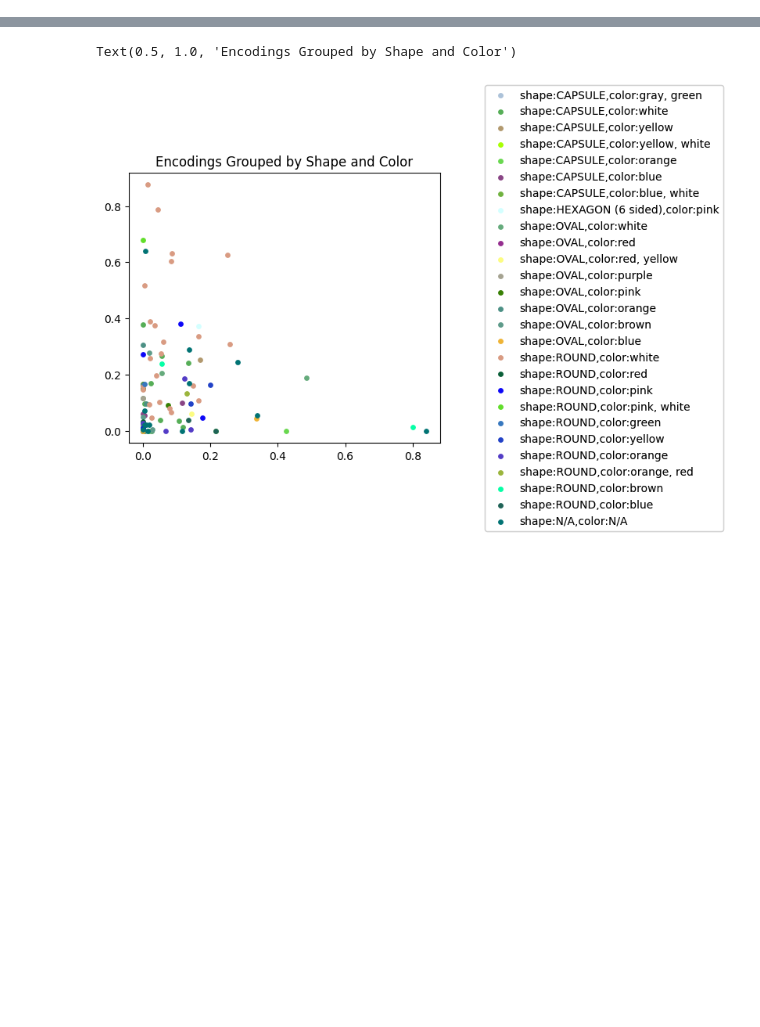
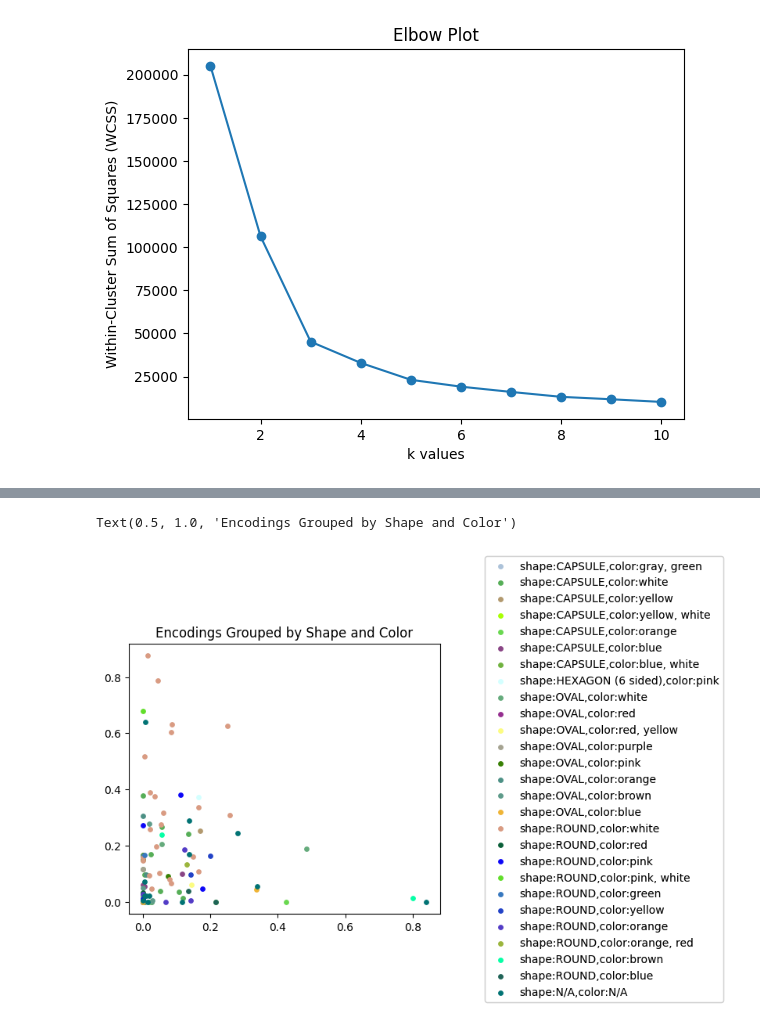
Before and after one commit to amandamarg/PillRecognition, a Jupyter notebook: k_means_clustering.ipynb, the cells around one changed output, grey strips where cells are left out. Drawn from its saved outputs; the diff is of its cells as text; code cells hidden in the pictures; blank space fills up the shorter version.

```diff
--- a/k_means_clustering.ipynb
+++ b/k_means_clustering.ipynb
@@ -108,0 +124,9 @@ rand_sample["encoding"] = encodeImages(rand_sample["image_path"], model).tolist(
+# %%
+model.eval()
+encodings = []
+batch_num = 0
+for x,y in dl:
+    print("Batch " + str(batch_num))
+    with torch.no_grad():
+        encodings.extend(model(x))
+    batch_num += 1
@@ -108,0 +154,29 @@ rand_sample["encoding"] = encodeImages(rand_sample["image_path"], model).tolist(
+# %%
+n, d = encodings.shape
+# %%
+pca = PCA(2)
+encodings2D = pca.fit_transform(encodings)
+start_k = 1
+max_k = 10
+wcss=[]
+for k in range(start_k, max_k+1):
+    kmeans = KMeans(n_clusters=k, random_state=0)
+    labels = kmeans.fit_predict(encodings2D)
+    center = kmeans.cluster_centers_
+    wcss.append(kmeans.inertia_)
+    n = len(labels)
+    colors = list(mpl.colors.XKCD_COLORS.keys())[0:n]
+    plt.scatter(encodings2D[:, 0], encodings2D[:, 1], c=list(map(lambda i: colors[i], labels)), s=10)
+    plt.scatter(center[:, 0], center[:, 1], c='red', s=200, marker='X', label='Centroids')
+    plt.title("k=" + str(k))
+    plt.savefig("./cluster_plots" + "/k=" + str(k) + ".png")
+    plt.close()
+
+plt.plot(np.arange(start_k, max_k+1), wcss, marker="o")
+plt.title("Elbow Plot")
+plt.xlabel("k values")
+plt.ylabel("Within-Cluster Sum of Squares (WCSS)")
+plt.savefig("elbow_plot_dim=2.png")
+plt.show()
+# %% [output]
+[figure, added]
```
Also changed, not shown: parts of 17 cells of this notebook.
